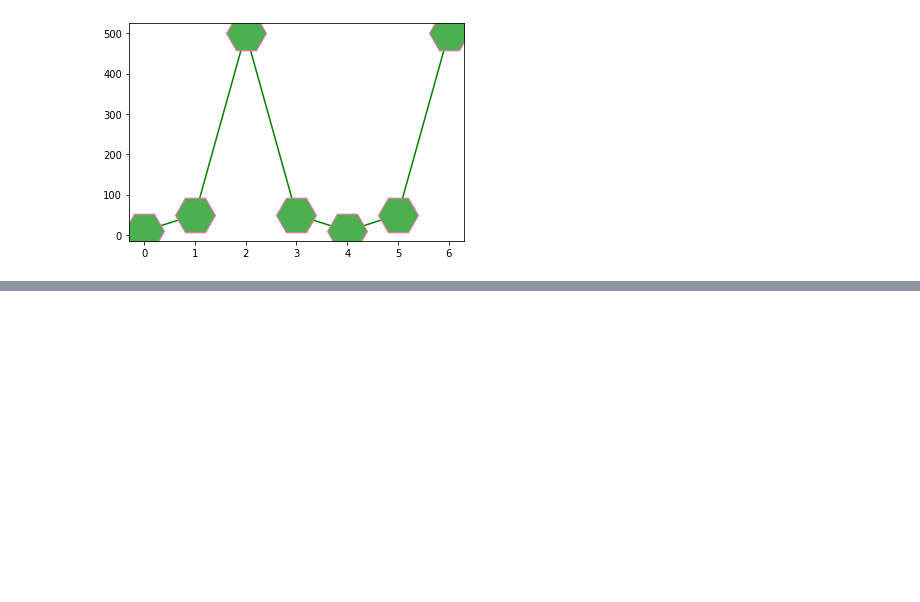
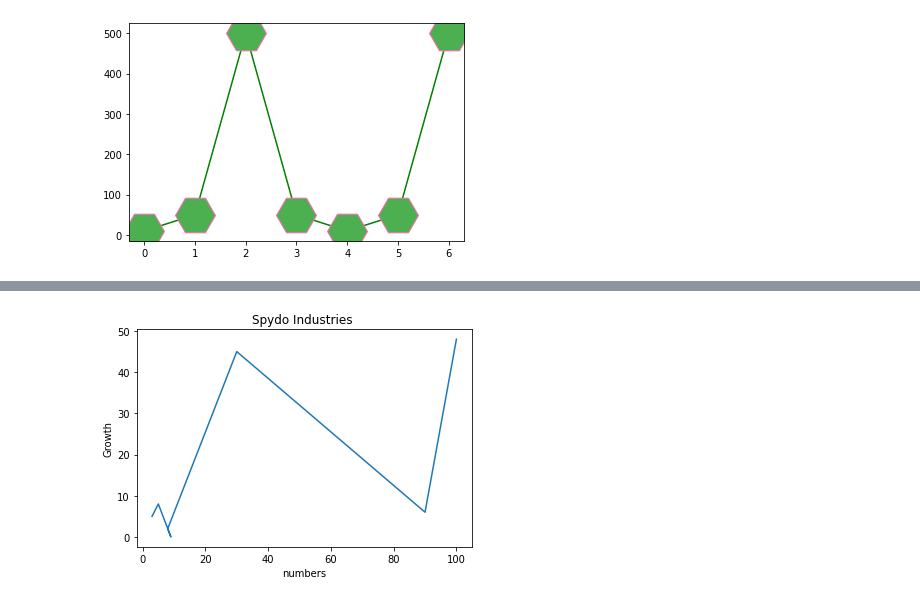
Before and after one commit to mubinui/PythonProjects, a Jupyter notebook: Matplotlib.ipynb, the cells around one changed output, grey strips where cells are left out. Saved outputs shown, nothing was run; the diff lists cells and outputs as text; code cells hidden in the pictures; blank space fills up the shorter version.

```diff
--- a/Matplotlib.ipynb
+++ b/Matplotlib.ipynb
@@ -113,0 +128,11 @@ bpoints = np.array([])
+# %%
+#Matplotlib labels and title
+x = np.array([3,5,9,8,30,90,100])
+y = np.array([5,8,0,2,45,6,48])
+plt.plot(x,y)
+plt.xlabel("numbers")
+plt.ylabel("Growth")
+plt.title("Spydo Industries ")
+plt.show()
+# %% [output]
+[figure, added]
```
Also changed, not shown: parts of 12 cells of this notebook.
